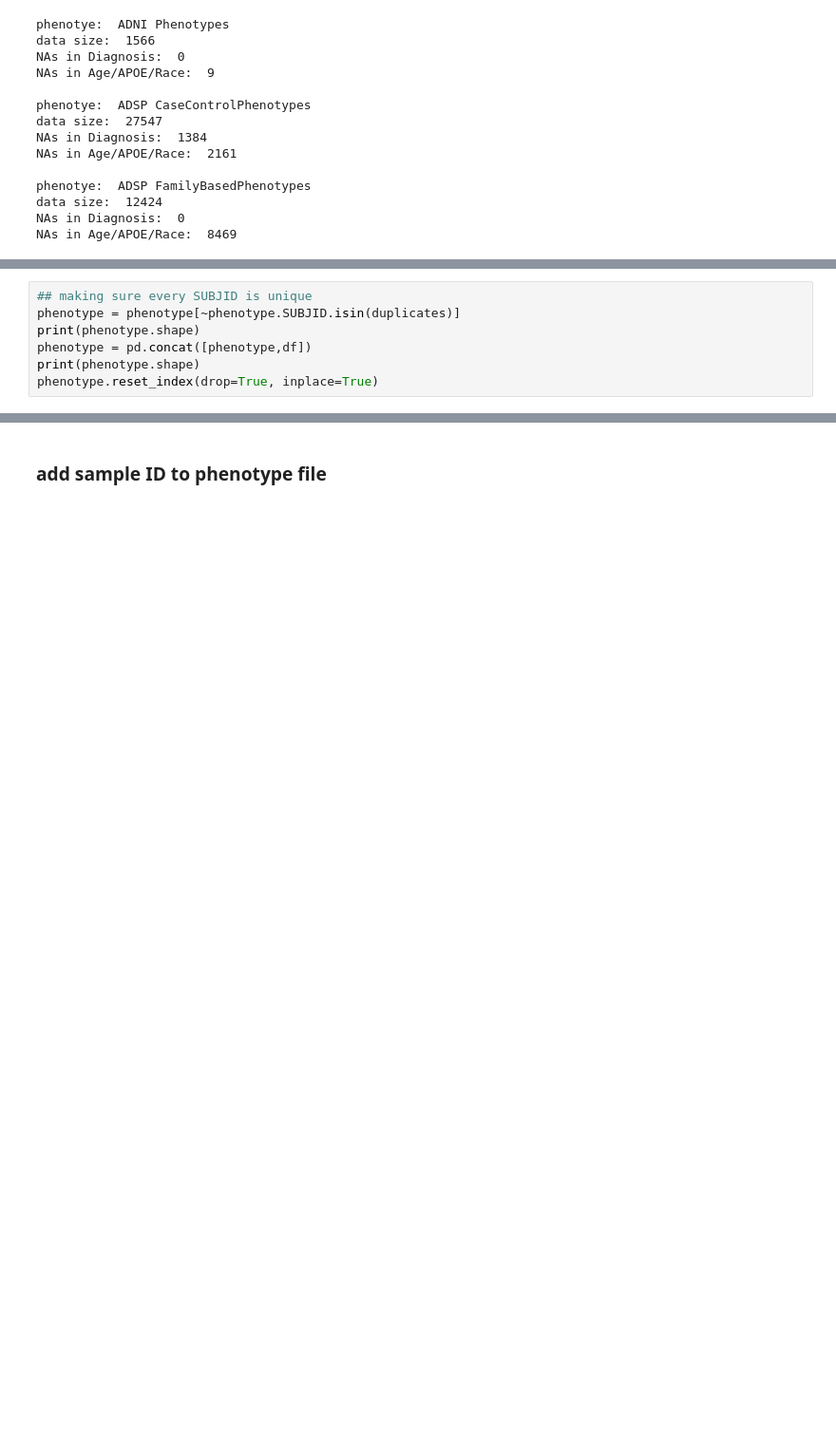
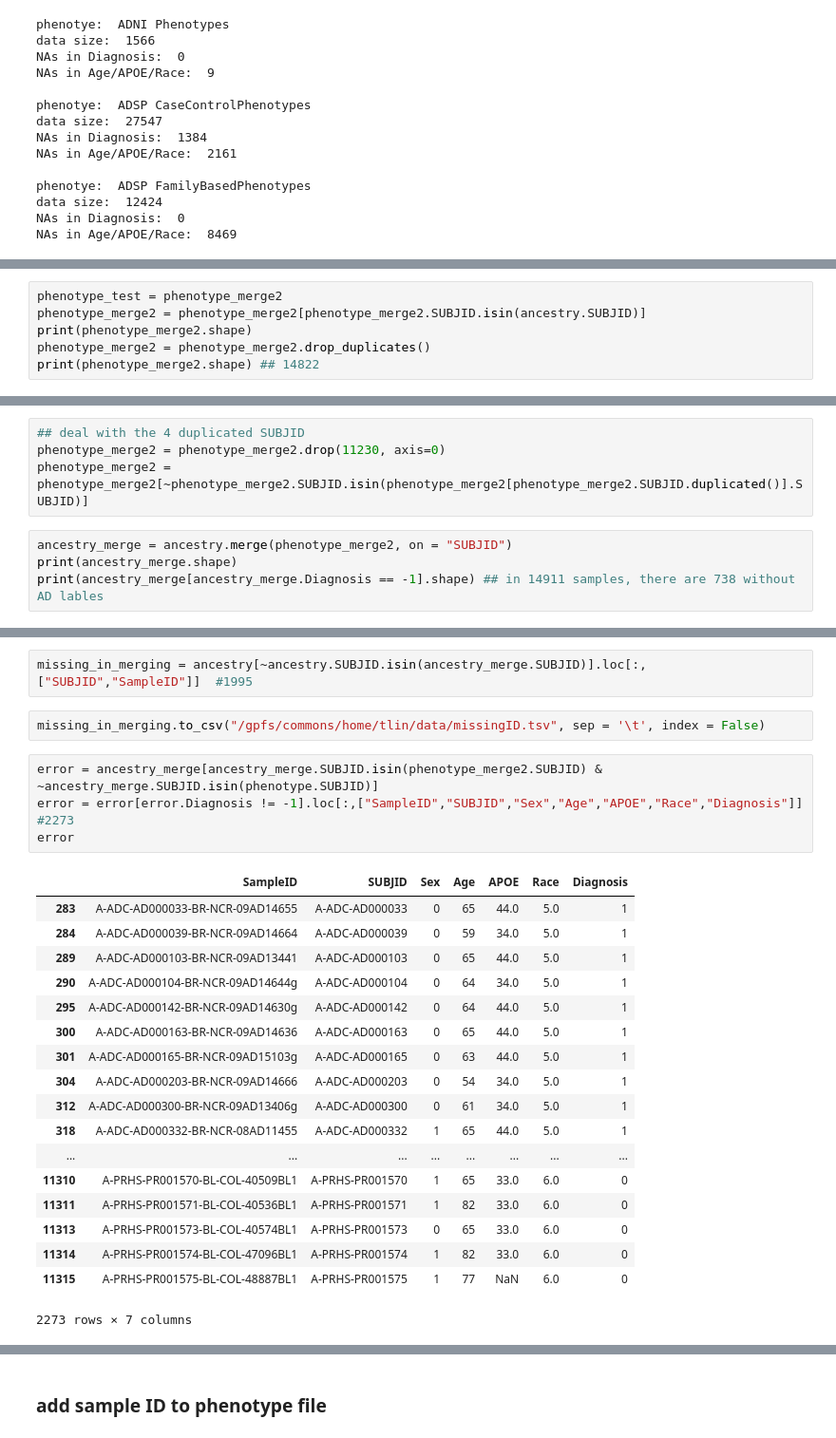
Before and after one commit to teresa-sansan/ADSP_polyfun, a Jupyter notebook: merge_phenotype_ancestry.ipynb, the cells around one changed output, grey strips where cells are left out. Shown at 95% size. Saved outputs shown, nothing was run; the diff lists cells and outputs as text; blank space fills up the shorter version.

```diff
--- a/merge_phenotype_ancestry.ipynb
+++ b/merge_phenotype_ancestry.ipynb
@@ -299,7 +114,0 @@ for i in range(0,63,2):
-# %%
-## making sure every SUBJID is unique
-phenotype = phenotype[~phenotype.SUBJID.isin(duplicates)]
-print(phenotype.shape)
-phenotype = pd.concat([phenotype,df])
-print(phenotype.shape)
-phenotype.reset_index(drop=True, inplace=True)
@@ -308,0 +178,6 @@ phenotype.reset_index(drop=True, inplace=True)
+# %%
+phenotype_test = phenotype_merge2
+phenotype_merge2 = phenotype_merge2[phenotype_merge2.SUBJID.isin(ancestry.SUBJID)]
+print(phenotype_merge2.shape)
+phenotype_merge2 = phenotype_merge2.drop_duplicates()
+print(phenotype_merge2.shape) ## 14822
@@ -308,0 +205,8 @@ phenotype.reset_index(drop=True, inplace=True)
+# %%
+## deal with the 4 duplicated SUBJID
+phenotype_merge2 = phenotype_merge2.drop(11230, axis=0)
+phenotype_merge2 = phenotype_merge2[~phenotype_merge2.SUBJID.isin(phenotype_merge2[phenotype_merge2.SUBJID.duplicated()].SUBJID)]
+# %%
+ancestry_merge = ancestry.merge(phenotype_merge2, on = "SUBJID")
+print(ancestry_merge.shape)
+print(ancestry_merge[ancestry_merge.Diagnosis == -1].shape) ## in 14911 samples, there are 738 without AD lables
@@ -308,0 +241,27 @@ phenotype.reset_index(drop=True, inplace=True)
+# %%
+missing_in_merging = ancestry[~ancestry.SUBJID.isin(ancestry_merge.SUBJID)].loc[:,["SUBJID","SampleID"]]  #1995
+# %%
+missing_in_merging.to_csv("/gpfs/commons/home/tlin/data/missingID.tsv", sep = '\t', index = False)
+# %%
+error = ancestry_merge[ancestry_merge.SUBJID.isin(phenotype_merge2.SUBJID) & ~ancestry_merge.SUBJID.isin(phenotype.SUBJID)]
+error = error[error.Diagnosis != -1].loc[:,["SampleID","SUBJID","Sex","Age","APOE","Race","Diagnosis"]]   #2273
+error
+# %% [output]
+|  | SampleID | SUBJID | Sex | Age | APOE | Race | Diagnosis |
+| 283 | A-ADC-AD000033-BR-NCR-09AD14655 | A-ADC-AD000033 | 0 | 65 | 44.0 | 5.0 | 1 |
+| 284 | A-ADC-AD000039-BR-NCR-09AD14664 | A-ADC-AD000039 | 0 | 59 | 34.0 | 5.0 | 1 |
+| 289 | A-ADC-AD000103-BR-NCR-09AD13441 | A-ADC-AD000103 | 0 | 65 | 44.0 | 5.0 | 1 |
+| 290 | A-ADC-AD000104-BR-NCR-09AD14644g | A-ADC-AD000104 | 0 | 64 | 34.0 | 5.0 | 1 |
+| 295 | A-ADC-AD000142-BR-NCR-09AD14630g | A-ADC-AD000142 | 0 | 64 | 44.0 | 5.0 | 1 |
+| 300 | A-ADC-AD000163-BR-NCR-09AD14636 | A-ADC-AD000163 | 0 | 65 | 44.0 | 5.0 | 1 |
+| 301 | A-ADC-AD000165-BR-NCR-09AD15103g | A-ADC-AD000165 | 0 | 63 | 44.0 | 5.0 | 1 |
+| 304 | A-ADC-AD000203-BR-NCR-09AD14666 | A-ADC-AD000203 | 0 | 54 | 34.0 | 5.0 | 1 |
+| 312 | A-ADC-AD000300-BR-NCR-09AD13406g | A-ADC-AD000300 | 0 | 61 | 34.0 | 5.0 | 1 |
+| 318 | A-ADC-AD000332-BR-NCR-08AD11455 | A-ADC-AD000332 | 1 | 65 | 44.0 | 5.0 | 1 |
+| ... | ... | ... | ... | ... | ... | ... | ... |
+| 11310 | A-PRHS-PR001570-BL-COL-40509BL1 | A-PRHS-PR001570 | 1 | 65 | 33.0 | 6.0 | 0 |
+| 11311 | A-PRHS-PR001571-BL-COL-40536BL1 | A-PRHS-PR001571 | 1 | 82 | 33.0 | 6.0 | 0 |
+| 11313 | A-PRHS-PR001573-BL-COL-40574BL1 | A-PRHS-PR001573 | 0 | 65 | 33.0 | 6.0 | 0 |
+| 11314 | A-PRHS-PR001574-BL-COL-47096BL1 | A-PRHS-PR001574 | 1 | 82 | 33.0 | 6.0 | 0 |
+| 11315 | A-PRHS-PR001575-BL-COL-48887BL1 | A-PRHS-PR001575 | 1 | 77 | NaN | 6.0 | 0 |
+2273 rows × 7 columns
```
Also changed, not shown: parts of 57 cells of this notebook.
